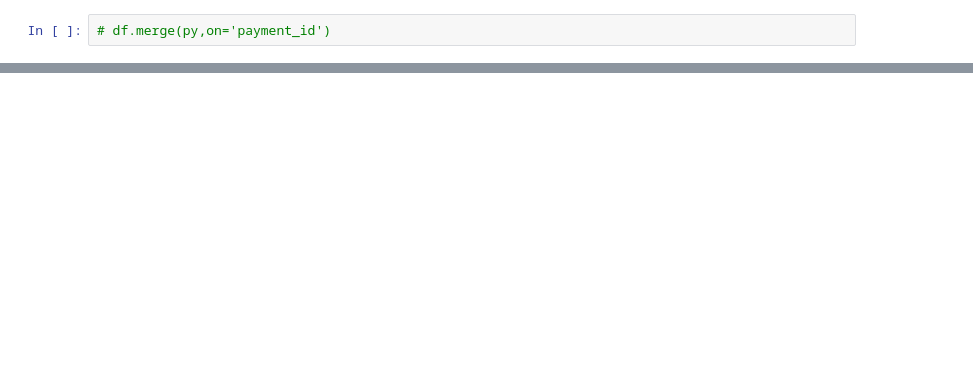
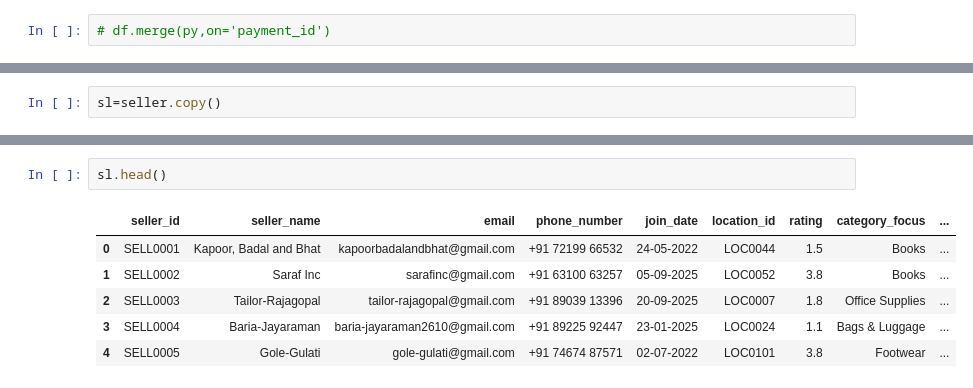
Before and after one commit to BhupathiTharun/Supply-chain-data-warehouse, a Jupyter notebook: notebooks/02_Data_Cleaning.ipynb, the cells around one changed output, grey strips where cells are left out. Cells and saved outputs as stored; diff of their text form; blank space fills up the shorter version.

```diff
--- a/notebooks/02_Data_Cleaning.ipynb
+++ b/notebooks/02_Data_Cleaning.ipynb
@@ -1144,0 +1220,2 @@ array(['Visa', 'Mastercard', 'RuPay', 'PhonePe', 'Google Pay', 'Paytm',
+# %%
+sl=seller.copy()
@@ -1144,0 +1233,9 @@ array(['Visa', 'Mastercard', 'RuPay', 'PhonePe', 'Google Pay', 'Paytm',
+# %%
+sl.head()
+# %% [output]
+|  | seller_id | seller_name | email | phone_number | join_date | location_id | rating | category_focus | ... |
+| 0 | SELL0001 | Kapoor, Badal and Bhat | kapoorbadalandbhat@gmail.com | +91 72199 66532 | 24-05-2022 | LOC0044 | 1.5 | Books | ... |
+| 1 | SELL0002 | Saraf Inc | sarafinc@gmail.com | +91 63100 63257 | 05-09-2025 | LOC0052 | 3.8 | Books | ... |
+| 2 | SELL0003 | Tailor-Rajagopal | tailor-rajagopal@gmail.com | +91 89039 13396 | 20-09-2025 | LOC0007 | 1.8 | Office Supplies | ... |
+| 3 | SELL0004 | Baria-Jayaraman | baria-jayaraman2610@gmail.com | +91 89225 92447 | 23-01-2025 | LOC0024 | 1.1 | Bags & Luggage | ... |
+| 4 | SELL0005 | Gole-Gulati | gole-gulati@gmail.com | +91 74674 87571 | 02-07-2022 | LOC0101 | 3.8 | Footwear | ... |
```
Also changed, not shown: parts of 65 cells of this notebook.
